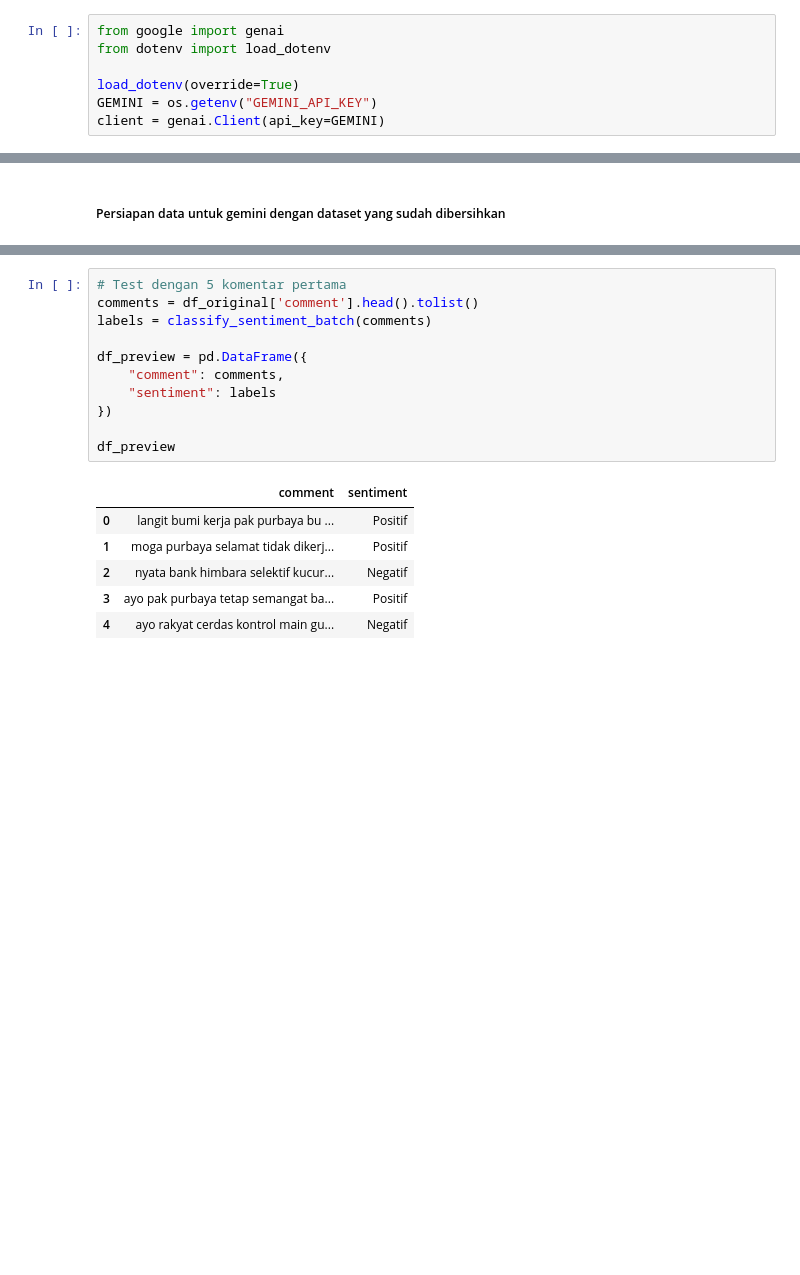
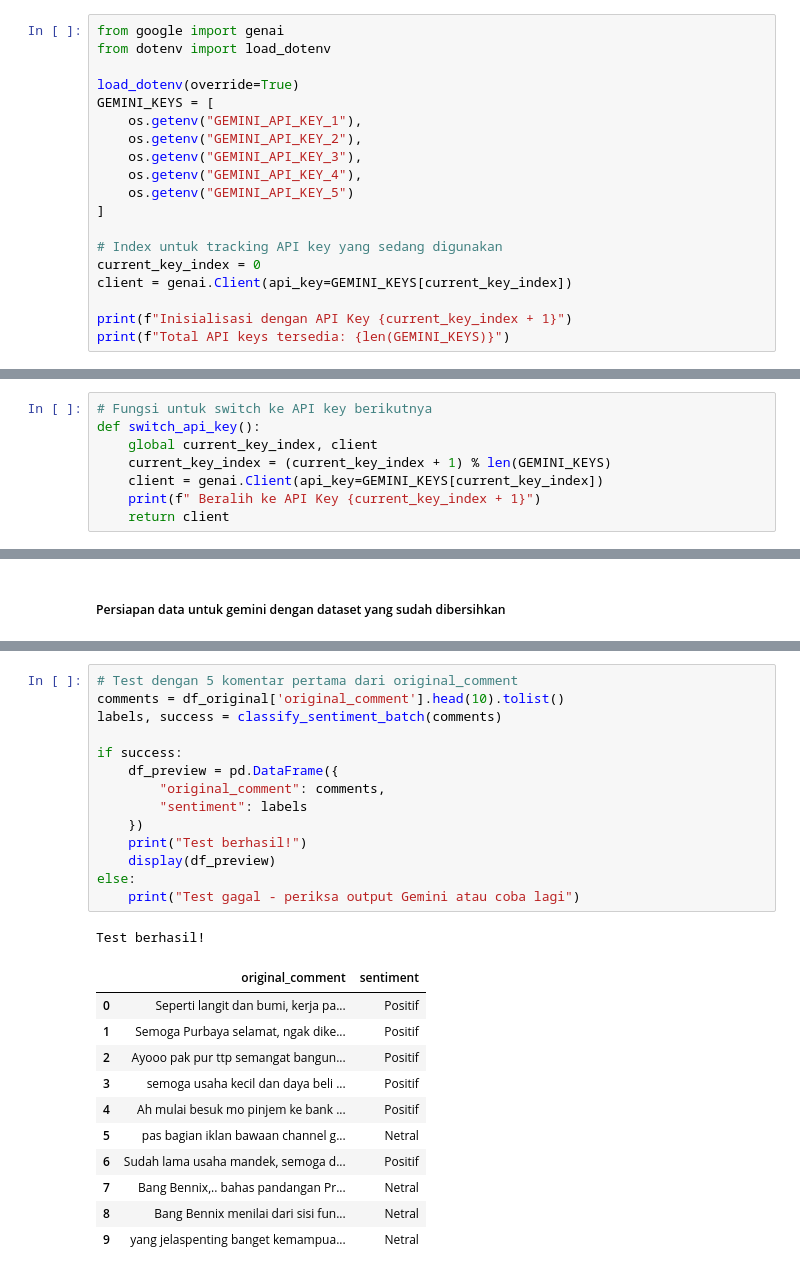
Before and after one commit to Lukas166/sentiment-analysis-purbaya-200t, a Jupyter notebook: data_pre-processing.ipynb, the cells around one changed output, grey strips where cells are left out. Drawn from its saved outputs; the diff is of its cells as text; blank space fills up the shorter version.

Commit message:
switch

```diff
--- a/data_pre-processing.ipynb
+++ b/data_pre-processing.ipynb
@@ -222,5 +350,17 @@ from google import genai
 from dotenv import load_dotenv
 
 load_dotenv(override=True)
-GEMINI = os.getenv("GEMINI_API_KEY")
-client = genai.Client(api_key=GEMINI)
+GEMINI_KEYS = [
+    os.getenv("GEMINI_API_KEY_1"),
+    os.getenv("GEMINI_API_KEY_2"),
+    os.getenv("GEMINI_API_KEY_3"),
+    os.getenv("GEMINI_API_KEY_4"),
+    os.getenv("GEMINI_API_KEY_5")
+]
+
+# Index untuk tracking API key yang sedang digunakan
+current_key_index = 0
+client = genai.Client(api_key=GEMINI_KEYS[current_key_index])
+
+print(f"Inisialisasi dengan API Key {current_key_index + 1}")
+print(f"Total API keys tersedia: {len(GEMINI_KEYS)}")
@@ -227,3 +370,11 @@ client = genai.Client(api_key=GEMINI)
+# %%
+# Fungsi untuk switch ke API key berikutnya
+def switch_api_key():
+    global current_key_index, client
+    current_key_index = (current_key_index + 1) % len(GEMINI_KEYS)
+    client = genai.Client(api_key=GEMINI_KEYS[current_key_index])
+    print(f" Beralih ke API Key {current_key_index + 1}")
+    return client
 # %% [markdown]
 ##### Fungsi untuk prompt dan menjalankan pelabelan comment
 # %%
@@ -300,19 +481,28 @@ Total komentar untuk labeling: 924
 # %%
-# Test dengan 5 komentar pertama
-comments = df_original['comment'].head().tolist()
-labels = classify_sentiment_batch(comments)
+# Test dengan 5 komentar pertama dari original_comment
+comments = df_original['original_comment'].head(10).tolist()
+labels, success = classify_sentiment_batch(comments)
 
-df_preview = pd.DataFrame({
-    "comment": comments,
-    "sentiment": labels
-})
-
-df_preview
+if success:
+    df_preview = pd.DataFrame({
+        "original_comment": comments,
+        "sentiment": labels
+    })
+    print("Test berhasil!")
+    display(df_preview)
+else:
+    print("Test gagal - periksa output Gemini atau coba lagi")
 # %% [output]
+Test berhasil!
-|  | comment | sentiment |
-| 0 | langit bumi kerja pak purbaya bu ... | Positif |
-| 1 | moga purbaya selamat tidak dikerj... | Positif |
-| 2 | nyata bank himbara selektif kucur... | Negatif |
-| 3 | ayo pak purbaya tetap semangat ba... | Positif |
-| 4 | ayo rakyat cerdas kontrol main gu... | Negatif |
+|  | original_comment | sentiment |
+| 0 | Seperti langit dan bumi, kerja pa... | Positif |
+| 1 | Semoga Purbaya selamat, ngak dike... | Positif |
+| 2 | Ayooo pak pur ttp semangat bangun... | Positif |
+| 3 | semoga usaha kecil dan daya beli ... | Positif |
+| 4 | Ah mulai besuk mo pinjem ke bank ... | Positif |
+| 5 | pas bagian iklan bawaan channel g... | Netral |
+| 6 | Sudah lama usaha mandek, semoga d... | Positif |
+| 7 | Bang Bennix,.. bahas pandangan Pr... | Netral |
+| 8 | Bang Bennix menilai dari sisi fun... | Netral |
+| 9 | yang jelaspenting banget kemampua... | Netral |
 # %%
```
Also changed, not shown: parts of 35 cells of this notebook, 9 other files.
